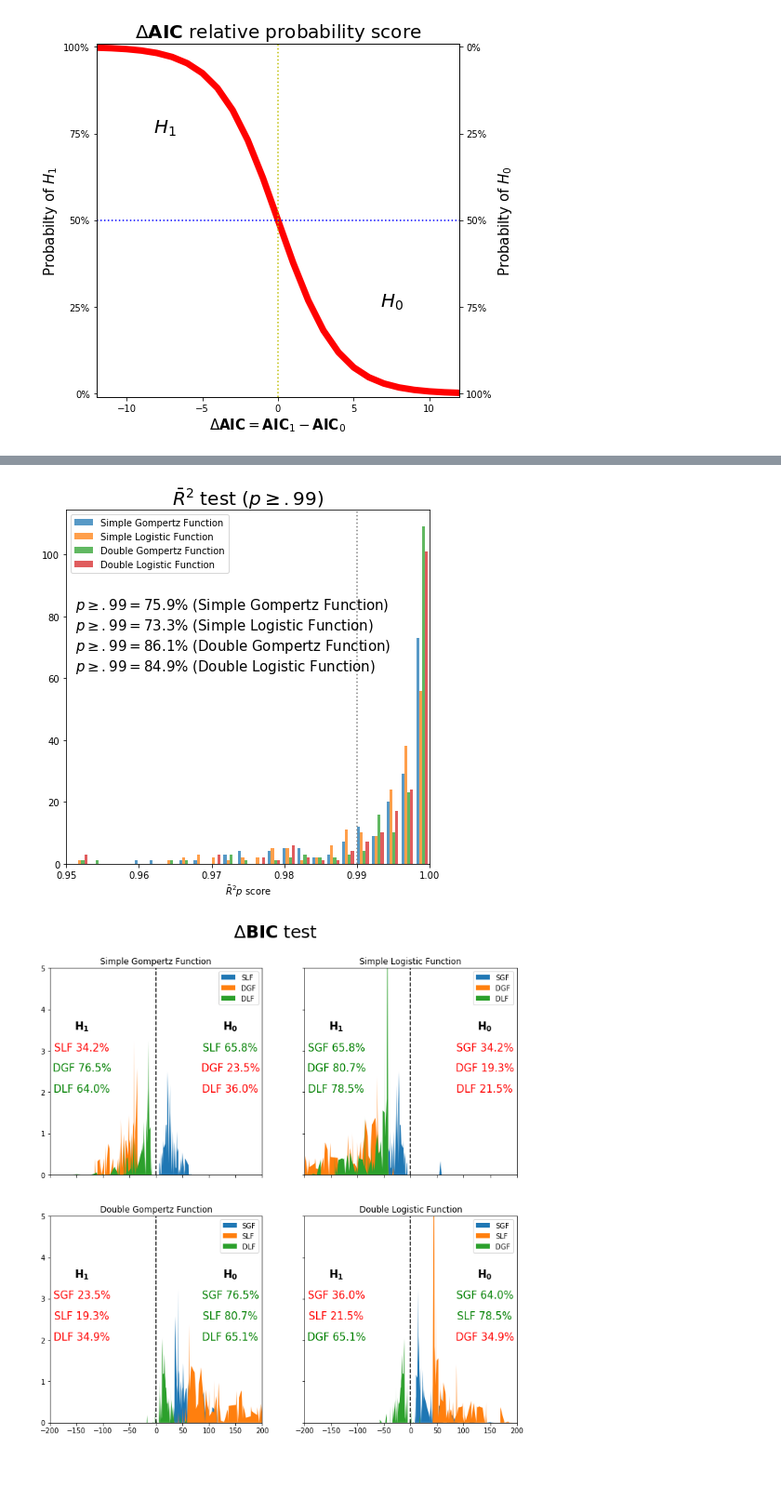
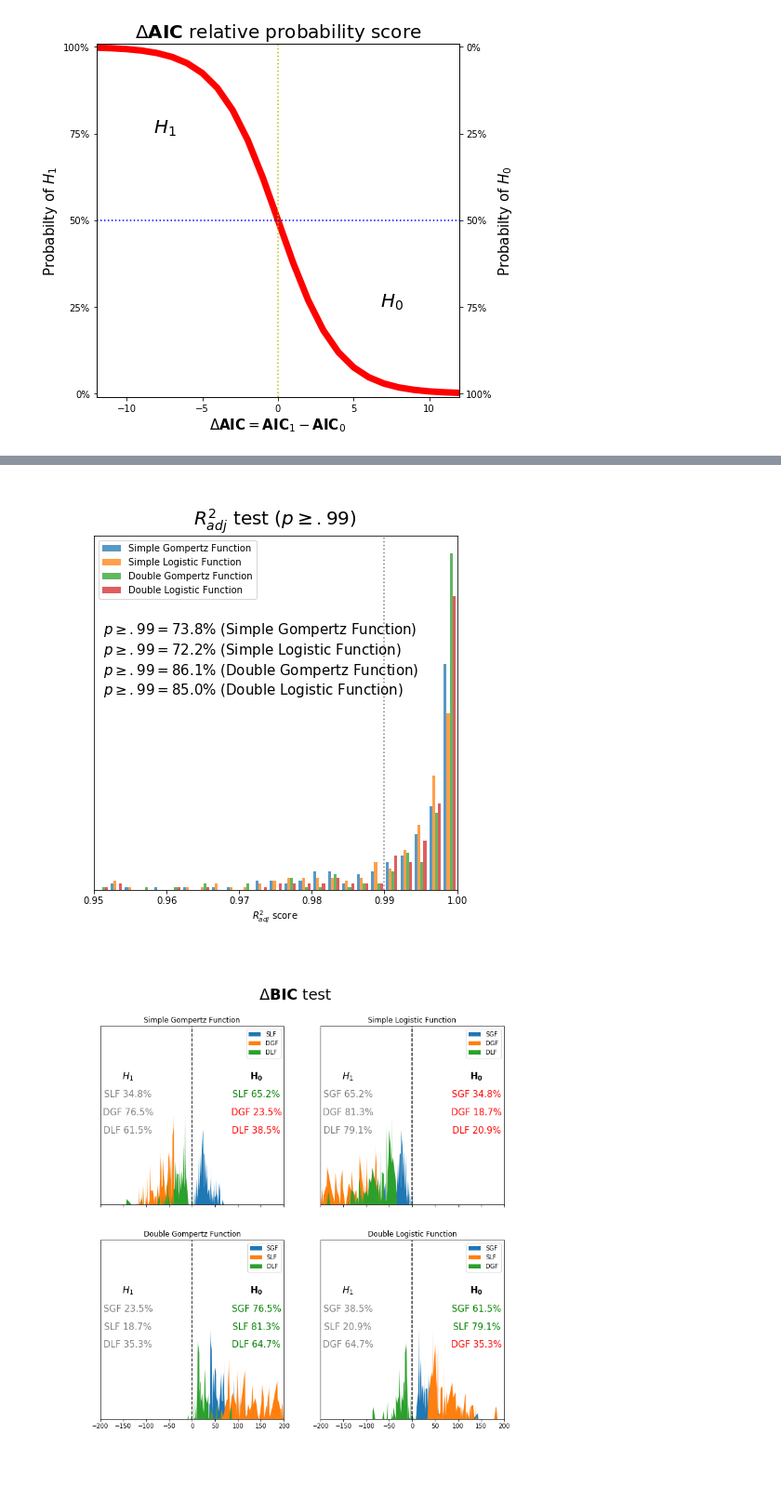
Before and after one commit to maxdevblock/covid-19-italy, a Jupyter notebook: OLD/functions/lmfit-stats.ipynb, the cells around one changed output, grey strips where cells are left out. Shown at 93% size. Drawn from its saved outputs; the diff is of its cells as text; code cells hidden in the pictures; blank space fills up the shorter version.

```diff
--- a/OLD/functions/lmfit-stats.ipynb
+++ b/OLD/functions/lmfit-stats.ipynb
@@ -53,3 +51,6 @@ df = pd.read_pickle("data-confirmed-2020-05-02.pkl")
+# %%
+today = dt.datetime.now().strftime("%Y-%m-%d")
+df = pd.read_pickle(f"data-confirmed-{today}.pkl")
 # %%
 def find_outliers(df, func_name, threshold=1.5, best=True):
     aic_outliers = {}
@@ -366,16 +370,19 @@ def get_models_predictions(df):
 # %%
 y_true, y_pred = get_models_predictions(df)
 # %%
+IDXs = {}
+
 fig, axs = plt.subplots(2, 3, figsize=(13, 9))
-
 colors = cm.RdYlGn_r(np.arange(1, 10))
 
+IDXs.update({"mse": {}})
 mse_x = np.arange(4)
 mse_y = []
 mse_labels = [""]
 for f in y_pred:
     mse = mean_squared_error(y_true, y_pred[f])
     mse_y.append(mse)
+    IDXs["mse"].update({f: mse})
     _fn = "".join(w[0] for w  in f.split(" "))
     mse_labels.append(_fn if len(_fn) == 3 else f"S{_fn}")
 colors = cm.RdYlGn_r(np.array(mse_y) / max(mse_y))
@@ -387,12 +394,14 @@ axs.flat[0].set_xticklabels(mse_labels)
 axs.flat[0].grid(True)
 axs.flat[0].set_title("MSE $\sigma^2$")
 
+IDXs.update({"rmse": {}})
 rmse_x = np.arange(4)
 rmse_y = []
 rmse_labels = [""]
 for f in y_pred:
     rmse = np.sqrt(mean_squared_error(y_true, y_pred[f]))
     rmse_y.append(rmse)
+    IDXs["rmse"].update({f: rmse})
     _fn = "".join(w[0] for w  in f.split(" "))
     rmse_labels.append(_fn if len(_fn) == 3 else f"S{_fn}")
 colors = cm.RdYlGn_r(np.array(rmse_y) / max(rmse_y))
@@ -403,6 +412,7 @@ axs.flat[1].set_xticklabels(rmse_labels)
 axs.flat[1].grid(True)
 axs.flat[1].set_title("RMSE $\sigma$")
 
+IDXs.update({"nrmse": {}})
 nrmse_x = np.arange(4)
 nrmse_y = []
 nrmse_labels = [""]
@@ -410,6 +420,7 @@ for f in y_pred:
     # normalizer = np.sum(y_pred[f]) / len(y_pred[f])
     nrmse = mean_squared_error(y_true, y_pred[f]) / np.sum(y_true)
     nrmse_y.append(nrmse)
+    IDXs["nrmse"].update({f: nrmse})
     _fn = "".join(w[0] for w  in f.split(" "))
     nrmse_labels.append(_fn if len(_fn) == 3 else f"S{_fn}")
 colors = cm.RdYlGn_r(np.array(nrmse_y) / max(nrmse_y))
@@ -420,12 +431,14 @@ axs.flat[2].set_xticklabels(nrmse_labels)
 axs.flat[2].grid(True)
 axs.flat[2].set_title("NRMSE $\sigma_{norm}$")
 
+IDXs.update({"mae": {}})
 mae_x = np.arange(4)
 mae_y = []
 mae_labels = [""]
 for f in y_pred:
     mae = mean_absolute_error(y_true, y_pred[f])
     mae_y.append(mae)
+    IDXs["mae"].update({f: mae})
     _fn = "".join(w[0] for w  in f.split(" "))
     mae_labels.append(_fn if len(_fn) == 3 else f"S{_fn}")
 colors = cm.RdYlGn_r(np.array(mae_y) / max(mae_y))
@@ -436,12 +449,14 @@ axs.flat[3].set_xticklabels(mae_labels)
 axs.flat[3].grid(True)
 axs.flat[3].set_title("MAE")
 
+IDXs.update({"nae": {}})
 nae_x = np.arange(4)
 nae_y = []
 nae_labels = [""]
 for f in y_pred:
     nae = np.sum(abs( np.array(y_true) - np.array(y_pred[f]) )) / np.sum(y_true)
     nae_y.append(nae)
+    IDXs["nae"].update({f: nae})
     _fn = "".join(w[0] for w  in f.split(" "))
     nae_labels.append(_fn if len(_fn) == 3 else f"S{_fn}")
 colors = cm.RdYlGn_r(np.array(nae_y) / max(nae_y))
@@ -452,12 +467,14 @@ axs.flat[4].set_xticklabels(nae_labels)
 axs.flat[4].grid(True)
 axs.flat[4].set_title("NAE")
 
+IDXs.update({"r": {}})
 pearson_r_x = np.arange(4)
 pearson_r_y = []
 pr_labels = [""]
 for f in y_pred:
     pearson_r = sts.pearsonr(y_true, y_pred[f])
     pearson_r_y.append(pearson_r[0])
+    IDXs["r"].update({f: pearson_r[0]})
     _fn = "".join(w[0] for w  in f.split(" "))
     pr_labels.append(_fn if len(_fn) == 3 else f"S{_fn}")
 min_y = 0.999
@@ -469,9 +486,6 @@ axs.flat[5].grid(True)
 axs.flat[5].set_ylim(min_y, 1)
 axs.flat[5].set_title("Pearson R")
 
-#plot = axs.flat[4].scatter(np.arange(1, 10), np.arange(1, 10), c=np.arange(1, 10), cmap='RdYlGn_r')
-#plt.clf()
-#plt.colorbar(plot)
-
+plt.savefig("residualstatsok.png", bbox_inches='tight')
 plt.show()
 # %% [output]
@@ -748,13 +834,14 @@ ax.hist(
 ax.axvline(.99, c="grey", ls=":")
 plt.legend(loc="best")
 plt.xlim(.95, 1.)
-plt.title("$\\bar{R}^2$ test ($p\geq.99$)", fontsize=20)
+plt.title("$R^2_{adj}$ test ($p\geq.99$)", fontsize=20)
 ax.text(.025, .5, txt, fontsize=15, transform=ax.transAxes)
-ax.set_xlabel("$\\bar{R}^2 p$ score")
-#ax.set_yticks([])
+ax.set_xlabel("$R^2_{adj}$ score")
+ax.set_yticks([])
+plt.savefig("testr2adj.png", bbox_inches='tight')
 plt.show()
 # %% [output]
-[figure, old version]
+[figure, new version]
 # %%
 functions = df.columns
 BICs = {}
@@ -794,34 +881,36 @@ for i, f0 in enumerate(BICs):
         _f1name = "".join(w[0] for w in f1.split(" "))
         txt0 = f"{_f1name} {_g20:.1%}"
         txt1 = f"{_f1name} {_l20:.1%}"
         ax.flat[i].text(.85, .6-(j/10), txt0,
                         color="g" if _g20 >= _l20 else "r",
                         transform=ax.flat[i].transAxes,
                         ha="center", fontsize=15)
         ax.flat[i].text(.15, .6-(j/10), txt1,
-                        color="g" if _g20 <= _l20 else "r",
+                        color="grey",
                         transform=ax.flat[i].transAxes,
                         ha="center", fontsize=15)
         histcol.append(BICcolors[_f1name])
         _x = np.arange(0, len(_f1))
 
         x_d = np.linspace(-500, 500, len(_f1))
         density = sum(sts.norm(xi).pdf(x_d) for xi in _f1)
 
         ax.flat[i].fill_between(
             _f1, density,
             label=_f1name,
         )
     ax.flat[i].set_title(f0)
     ax.flat[i].legend(loc="best")
     ax.flat[i].axvline(0, ls="--", c="black")
     ax.flat[i].axhline(0, c="grey", lw=1)
     ax.flat[i].text(.85, .75, f"$\mathbf{{H_0}}$", ha="center", va="top", fontsize=15, transform=ax.flat[i].transAxes)
-    ax.flat[i].text(.15, .75, f"$\mathbf{{H_1}}$", ha="center", va="top", fontsize=15, transform=ax.flat[i].transAxes)
-#plt.yticks([])
+    ax.flat[i].text(.15, .75, f"$H_1$", ha="center", va="top", fontsize=15, transform=ax.flat[i].transAxes)
+plt.yticks([])
 plt.ylim(0, 5)
 plt.xlim(-200, 200)
 plt.suptitle("$\Delta \mathbf{BIC}$ test", fontsize=25, va="bottom", y=0.925)
+
+plt.savefig("testbic.png", bbox_inches='tight')
 plt.show()
 # %% [output]
-[figure, old version]
+[figure, new version]
```
Also changed, not shown: parts of 19 cells of this notebook, 25 other files.
